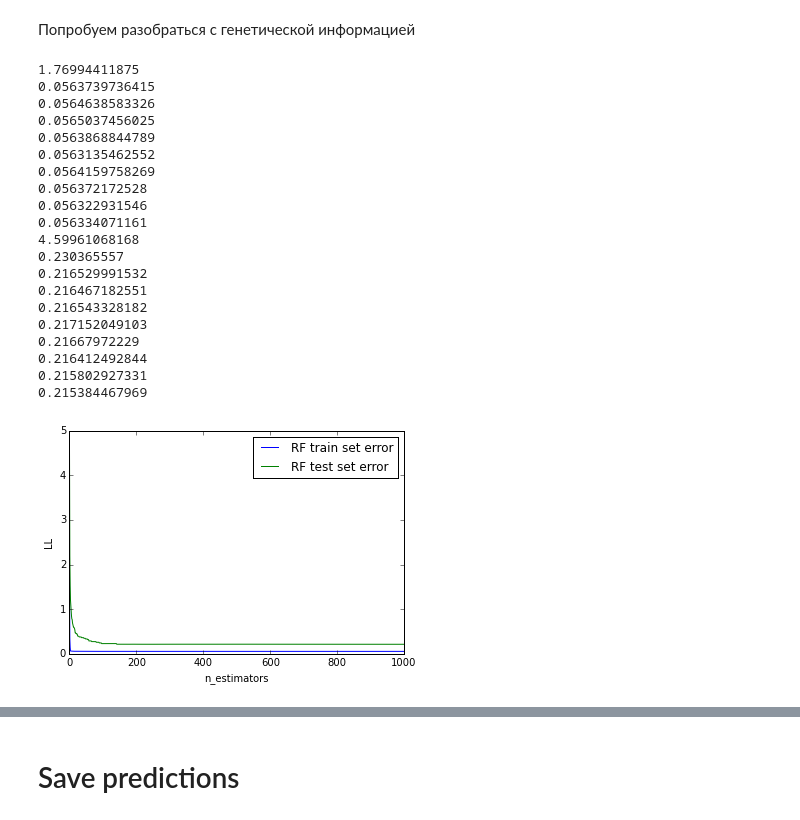
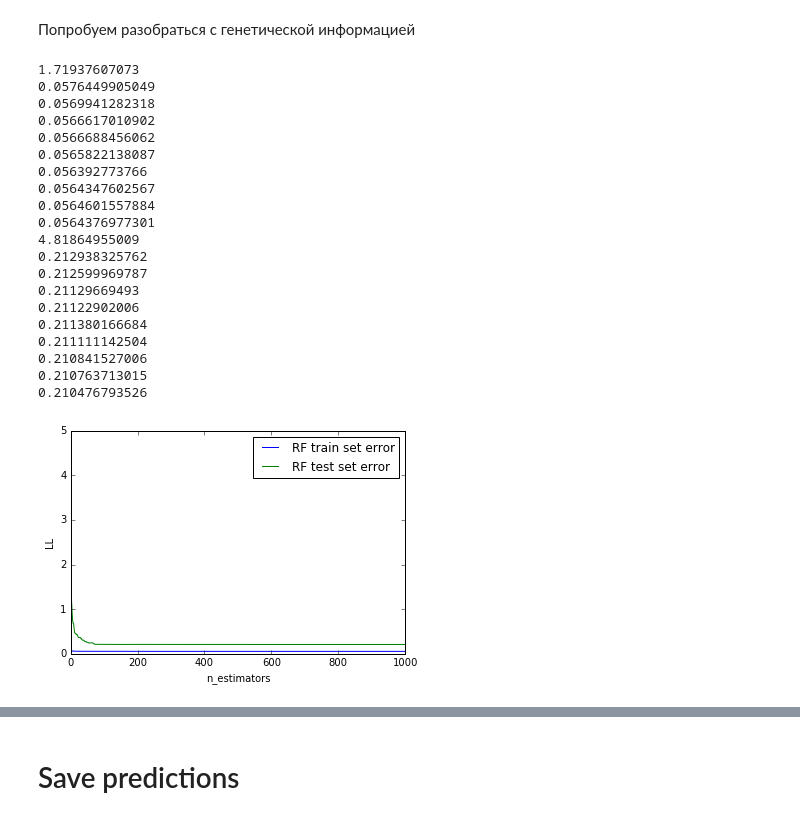
Before and after one commit to alexsyrom/SHAD_ML_KAGGLE_2, a Jupyter notebook: solution.ipynb, the cells around one changed output, grey strips where cells are left out. Cells and saved outputs as stored; diff of their text form; code cells hidden in the pictures.

```diff
--- a/solution.ipynb
+++ b/solution.ipynb
@@ -104,7 +104,7 @@ plot_score_graph(RandomForestClassifier(n_estimators=n_estimators, criterion='en
 # %%
 from sklearn.grid_search import GridSearchCV
 # %%
-clf = RandomForestClassifier(n_estimators=20000, criterion='entropy', max_features=330, n_jobs=-1)
+clf = RandomForestClassifier(n_estimators=2000, criterion='entropy', max_features=330, n_jobs=-1)
 clf.fit(Xtrain[:, :330], ytrain)
 
 ypred = clf.predict_proba(Xtest[:, :330])[:, 1]
@@ -125,28 +125,28 @@ X_test_encoded = encode(Xtest)
 X_train, X_test, y_train, y_test = cross_validation.train_test_split(X_train_encoded, ytrain, test_size=0.5)
 # %%
 n_estimators = 1000
-plot_score_graph(RandomForestClassifier(n_estimators=n_estimators, criterion='entropy', max_features=None, n_jobs=-1),
+plot_score_graph(RandomForestClassifier(n_estimators=n_estimators, criterion='entropy', max_features=400, n_jobs=-1),
                X_train, X_test, y_train, y_test,
                prefix='RF')
 # %% [output]
-1.76994411875
-0.0563739736415
-0.0564638583326
-0.0565037456025
-0.0563868844789
-0.0563135462552
-0.0564159758269
-0.056372172528
-0.056322931546
-0.056334071161
-4.59961068168
-0.230365557
-0.216529991532
-0.216467182551
-0.216543328182
-0.217152049103
-0.21667972229
-0.216412492844
-0.215802927331
-0.215384467969
+1.71937607073
+0.0576449905049
+0.0569941282318
+0.0566617010902
+0.0566688456062
+0.0565822138087
+0.056392773766
+0.0564347602567
+0.0564601557884
+0.0564376977301
+4.81864955009
+0.212938325762
+0.212599969787
+0.21129669493
+0.21122902006
+0.211380166684
+0.211111142504
+0.210841527006
+0.210763713015
+0.210476793526
-[figure, old version]
+[figure, new version]
```
Also changed, not shown: parts of 12 cells of this notebook.
